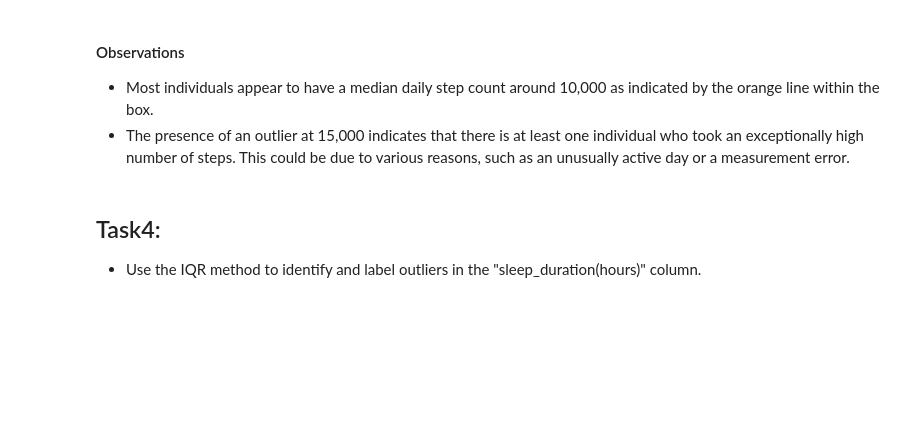
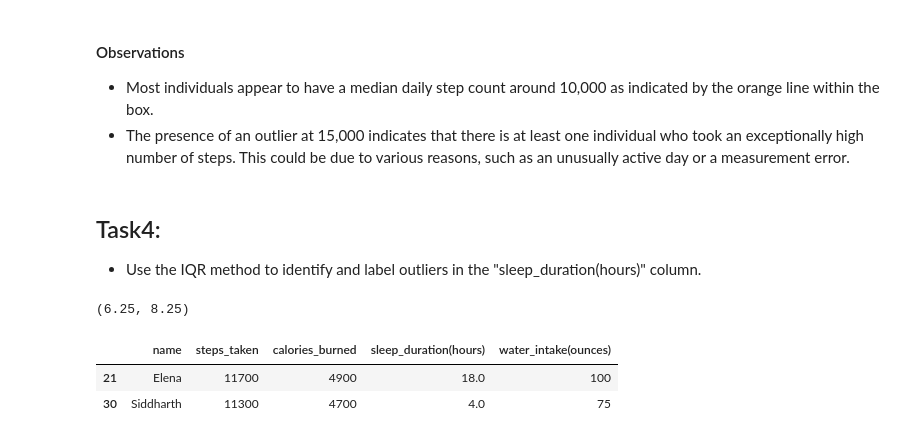
Before and after one commit to mdazizulbari/codeBasics, a Jupyter notebook: 02_math_for_ml/codebasics_math_for_ml_code/12_exercise2/(my)Exercise.ipynb, the cells around one changed output. Cells and saved outputs as stored; diff of their text form; code cells hidden in the pictures; blank space fills up the shorter version.

```diff
--- a/02_math_for_ml/codebasics_math_for_ml_code/12_exercise2/(my)Exercise.ipynb
+++ b/02_math_for_ml/codebasics_math_for_ml_code/12_exercise2/(my)Exercise.ipynb
@@ -121,12 +120,27 @@ plt.show()
 
 - Use the IQR method to identify and label outliers in the "sleep_duration(hours)" column.
 # %%
-#defininig the function
+# defininig the function
+def get_lower_upper(data):
+    q1, q3 = data.quantile([0.25, 0.75])
+    IQR = q3 - q1
+    lower = q1 - 1.5 * IQR
+    upper = q3 + 1.5 * IQR
+    return lower, upper
 # %%
-#get the lower and upper limits
+# get the lower and upper limits
+df_data = df["sleep_duration(hours)"]
+lower, upper = get_lower_upper(df_data)
+lower, upper
+# %% [output]
+(6.25, 8.25)
 # %%
 # Identify and label outliers
-
-
+df_data.describe()
 
 # Display the outliers
+df[(df_data<lower)|(df_data>upper)]
+# %% [output]
+|  | name | steps_taken | calories_burned | sleep_duration(hours) | water_intake(ounces) |
+| 21 | Elena | 11700 | 4900 | 18.0 | 100 |
+| 30 | Siddharth | 11300 | 4700 | 4.0 | 75 |
```
Also changed, not shown: parts of 2 cells of this notebook.
